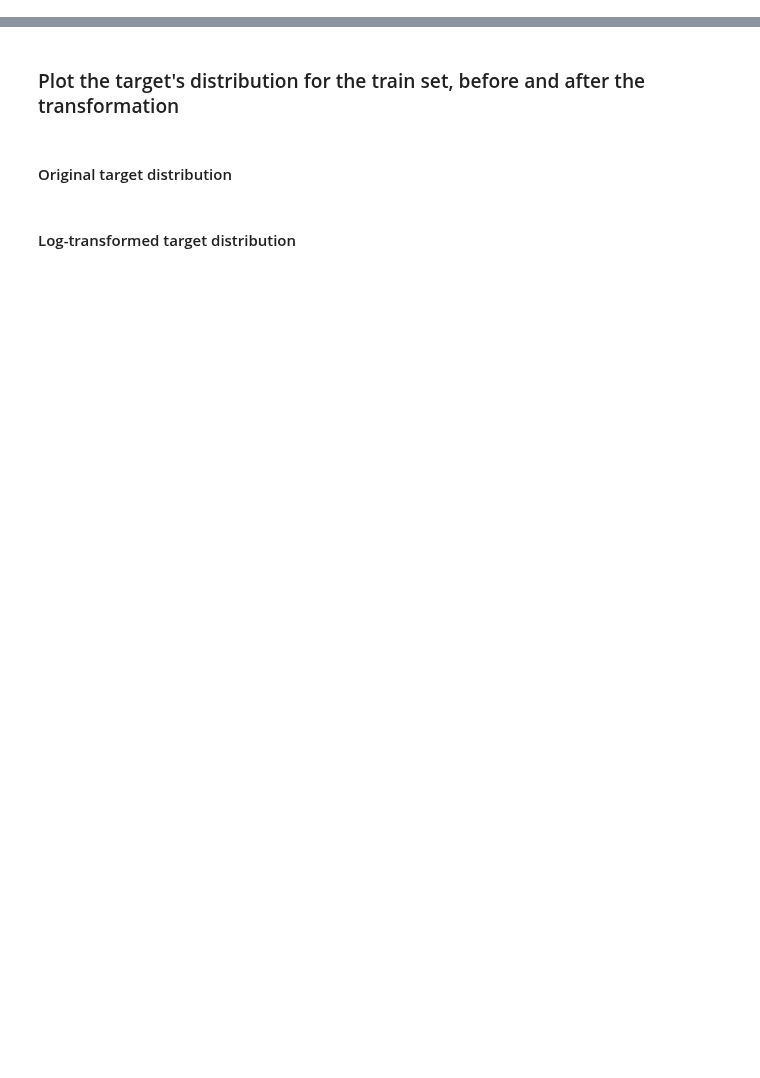
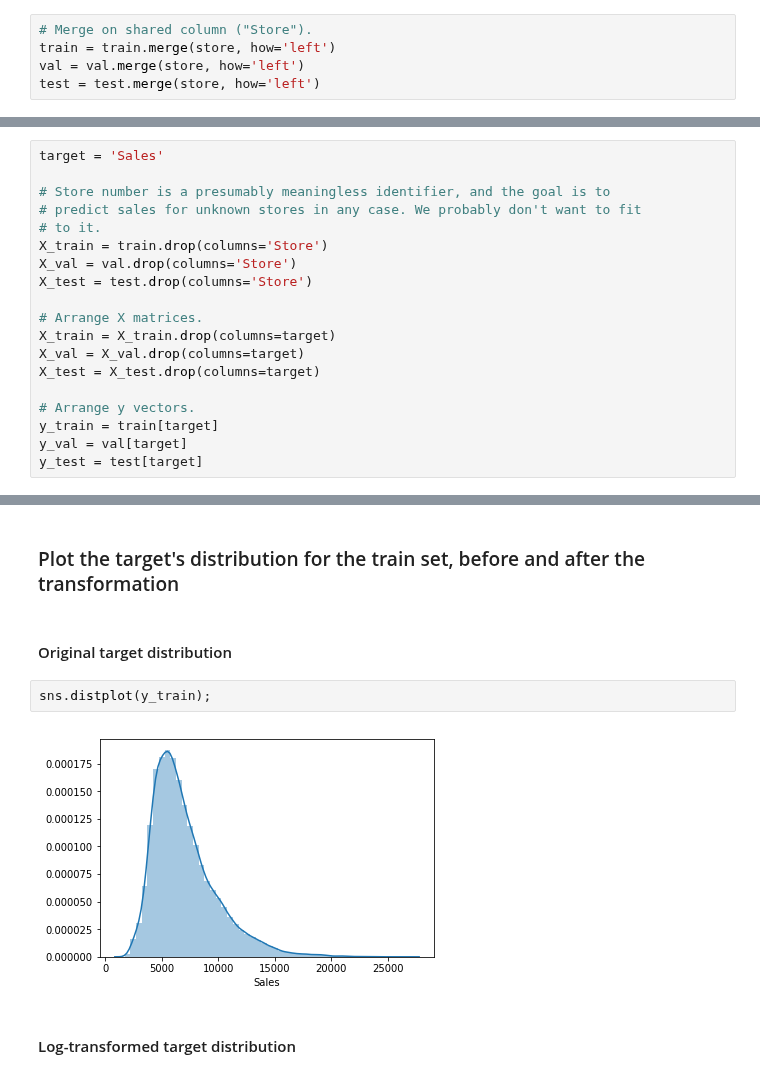
Before and after one commit to LambdaSchool/DEPRECATED-DS-Unit-2-Applied-Modeling, a Jupyter notebook: DS_Sprint_Challenge_8_Regression_2.ipynb, the cells around one changed output, grey strips where cells are left out. Drawn from its saved outputs; the diff is of its cells as text; blank space fills up the shorter version.

Commit message:
Merge tables; log transform target. Make distribution plots.

```diff
--- a/DS_Sprint_Challenge_8_Regression_2.ipynb
+++ b/DS_Sprint_Challenge_8_Regression_2.ipynb
@@ -191,3 +193,8 @@ array([nan, 'Jan,Apr,Jul,Oct', 'Feb,May,Aug,Nov', 'Mar,Jun,Sept,Dec'],
 - Engineer 3+ more features.
 # %% [markdown]
 ### Merge the `store` dataframe with the `train` and `test` dataframes
+# %%
+# Merge on shared column ("Store").
+train = train.merge(store, how='left')
+val = val.merge(store, how='left')
+test = test.merge(store, how='left')
@@ -194,2 +211,21 @@ array([nan, 'Jan,Apr,Jul,Oct', 'Feb,May,Aug,Nov', 'Mar,Jun,Sept,Dec'],
 # %% [markdown]
 ### Arrange the X matrix and y vector for the train and test sets
+# %%
+target = 'Sales'
+
+# Store number is a presumably meaningless identifier, and the goal is to
+# predict sales for unknown stores in any case. We probably don't want to fit
+# to it.
+X_train = train.drop(columns='Store')
+X_val = val.drop(columns='Store')
+X_test = test.drop(columns='Store')
+
+# Arrange X matrices.
+X_train = X_train.drop(columns=target)
+X_val = X_val.drop(columns=target)
+X_test = X_test.drop(columns=target)
+
+# Arrange y vectors.
+y_train = train[target]
+y_val = val[target]
+y_test = test[target]
@@ -199,5 +255,9 @@ array([nan, 'Jan,Apr,Jul,Oct', 'Feb,May,Aug,Nov', 'Mar,Jun,Sept,Dec'],
 ### Plot the target's distribution for the train set, before and after the transformation
 # %% [markdown]
 #### Original target distribution
+# %%
+sns.distplot(y_train);
+# %% [output]
+[figure, added]
 # %% [markdown]
 #### Log-transformed target distribution
```
Also changed, not shown: parts of 8 cells of this notebook.
